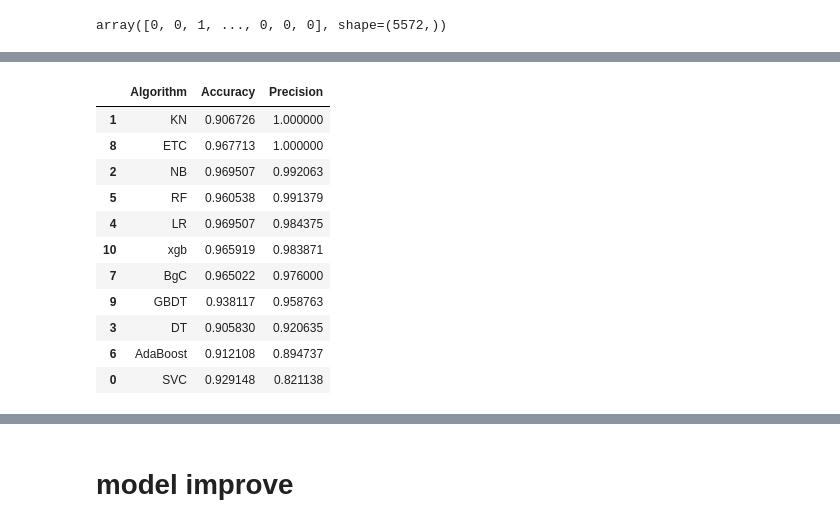
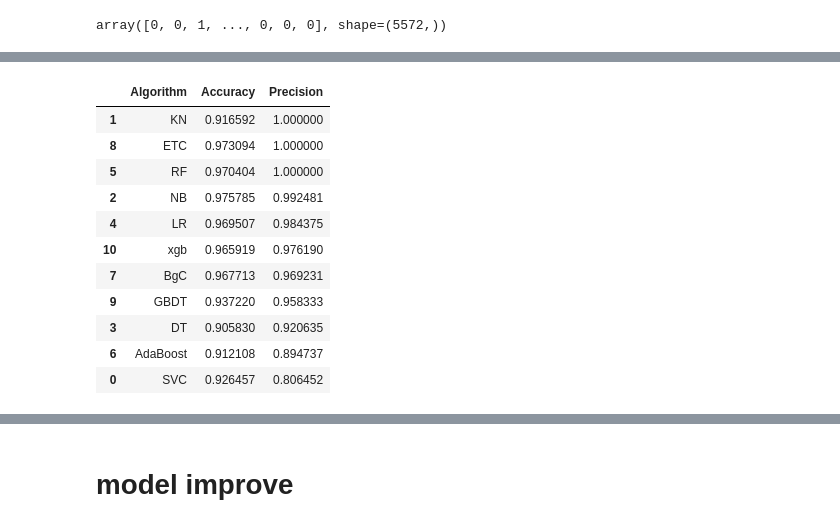
Before and after one commit to khushi-2828/mlfisrtproject, a Jupyter notebook: src/notebook/Untitled.ipynb, the cells around one changed output, grey strips where cells are left out. Cells and saved outputs as stored; diff of their text form; code cells hidden in the pictures.

```diff
--- a/src/notebook/Untitled.ipynb
+++ b/src/notebook/Untitled.ipynb
@@ -458,0 +465,7 @@ True
+# %%
+
+mnb.fit(X_train,y_train)
+y_pred2 = mnb.predict(X_test)
+print(accuracy_score(y_test,y_pred2))
+print(confusion_matrix(y_test,y_pred2))
+print(precision_score(y_test,y_pred2))
@@ -502,7 +533,7 @@ def train_classifier(clf, X_train, y_train, X_test, y_test):
     accuracy = accuracy_score(y_test, y_pred)
     precision = precision_score(y_test, y_pred)
 
-    return clf, accuracy, precision
+    return accuracy, precision
 # %%
 train_classifier(svc,X_train,y_train,X_test,y_test)
 # %% [output]
@@ -516,3 +547,5 @@ def train_classifier(clf, X_train, y_train, X_test, y_test):
     precision = precision_score(y_test, y_pred)
 
     return accuracy, precision
+# %%
+train_classifier(svc,X_train,y_train,X_test,y_test)
@@ -569,10 +600,4 @@ Precision - 0.9838709677419355
 # %%
 import pandas as pd
 
-performance_df = pd.DataFrame({
-    "Algorithm": clfs.keys(),
-    "Accuracy": accuracy_scores,
-    "Precision": precision_scores
-})
-
-performance_df
+performance_df = pd.DataFrame({'Algorithm':clfs.keys(),'Accuracy':accuracy_scores,'Precision':precision_scores}).sort_values('Precision',ascending=False)
@@ -592,17 +604,17 @@ performance_df
 # %%
-performance_df = performance_df.sort_values(by="Precision", ascending=False)
+#performance_df = performance_df.sort_values(by="Precision", ascending=False)
 
 performance_df
 # %% [output]
 |  | Algorithm | Accuracy | Precision |
-| 1 | KN | 0.906726 | 1.000000 |
-| 8 | ETC | 0.967713 | 1.000000 |
-| 2 | NB | 0.969507 | 0.992063 |
-| 5 | RF | 0.960538 | 0.991379 |
+| 1 | KN | 0.916592 | 1.000000 |
+| 8 | ETC | 0.973094 | 1.000000 |
+| 5 | RF | 0.970404 | 1.000000 |
+| 2 | NB | 0.975785 | 0.992481 |
 | 4 | LR | 0.969507 | 0.984375 |
-| 10 | xgb | 0.965919 | 0.983871 |
-| 7 | BgC | 0.965022 | 0.976000 |
-| 9 | GBDT | 0.938117 | 0.958763 |
+| 10 | xgb | 0.965919 | 0.976190 |
+| 7 | BgC | 0.967713 | 0.969231 |
+| 9 | GBDT | 0.937220 | 0.958333 |
 | 3 | DT | 0.905830 | 0.920635 |
 | 6 | AdaBoost | 0.912108 | 0.894737 |
-| 0 | SVC | 0.929148 | 0.821138 |
+| 0 | SVC | 0.926457 | 0.806452 |
```
Also changed, not shown: parts of 41 cells of this notebook, 4 other files.
